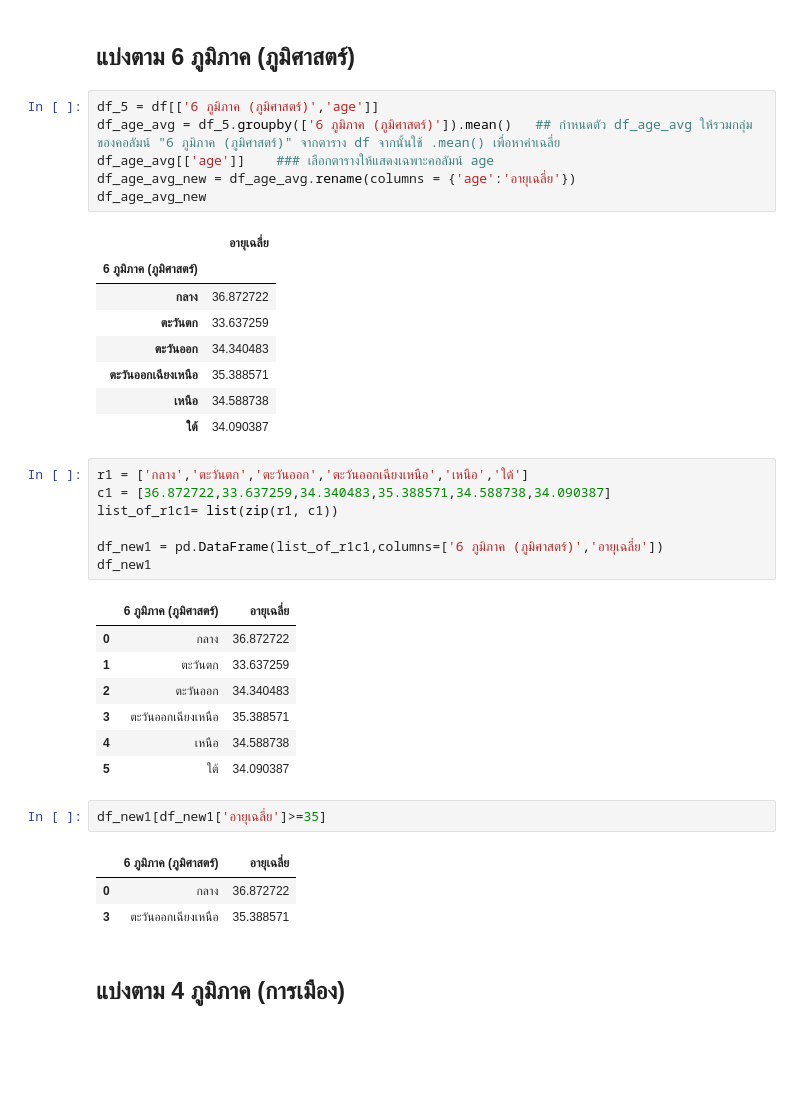
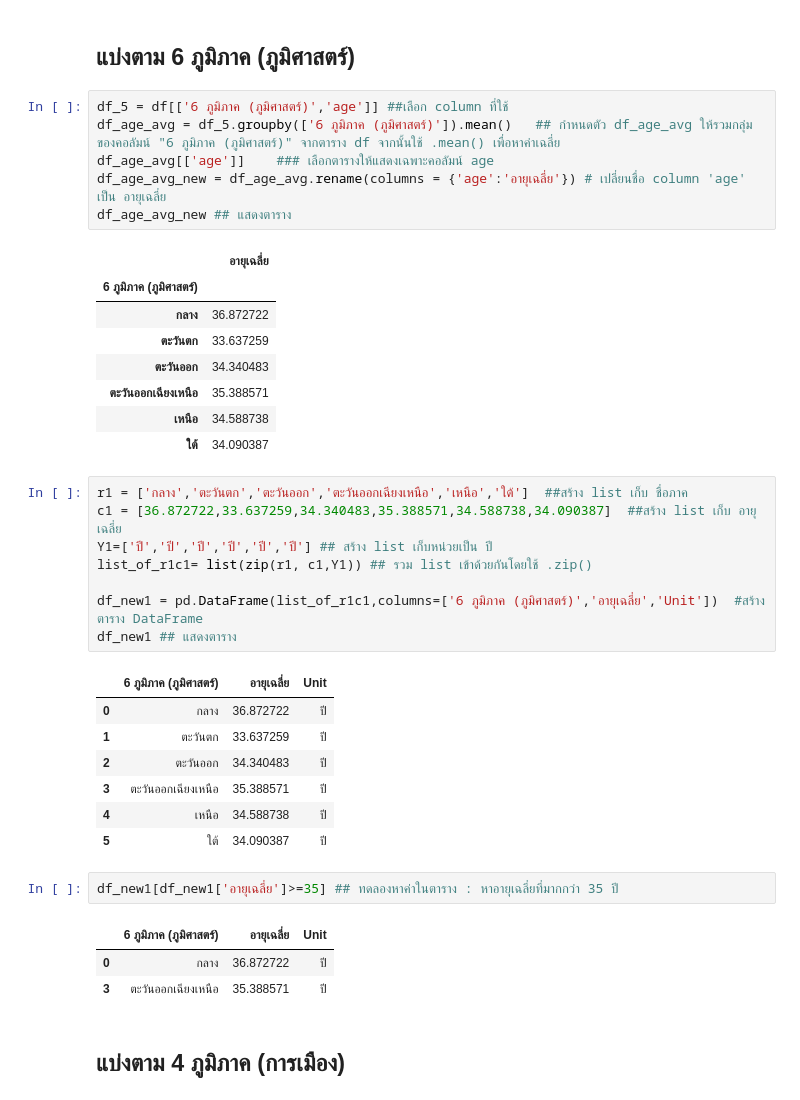
Before and after one commit to ThanikPimpiban/data_viz_2022, a Jupyter notebook: BasicPython&DataViz_midterm2022.ipynb, the cells around one changed output. Cells and saved outputs as stored; diff of their text form; blank space fills up the shorter version.

```diff
--- a/BasicPython&DataViz_midterm2022.ipynb
+++ b/BasicPython&DataViz_midterm2022.ipynb
@@ -901,11 +980,11 @@ df_province_avg4 ## แสดงตาราง
 # %% [markdown]
 ## แบ่งตาม 6 ภูมิภาค (ภูมิศาสตร์)
 # %%
-df_5 = df[['6 ภูมิภาค (ภูมิศาสตร์)','age']]
+df_5 = df[['6 ภูมิภาค (ภูมิศาสตร์)','age']] ##เลือก column ที่ใช้
 df_age_avg = df_5.groupby(['6 ภูมิภาค (ภูมิศาสตร์)']).mean()   ## กำหนดตัว df_age_avg ให้รวมกลุ่มของคอลัมน์ "6 ภูมิภาค (ภูมิศาสตร์)" จากตาราง df จากนั้นใช้ .mean() เพื่อหาค่าเฉลี่ย
 df_age_avg[['age']]    ### เลือกตารางให้แสดงเฉพาะคอลัมน์ age
-df_age_avg_new = df_age_avg.rename(columns = {'age':'อายุเฉลี่ย'})
-df_age_avg_new
+df_age_avg_new = df_age_avg.rename(columns = {'age':'อายุเฉลี่ย'}) # เปลี่ยนชื่อ column 'age' เป็น อายุเฉลี่ย
+df_age_avg_new ## แสดงตาราง
 # %% [output]
 |  | อายุเฉลี่ย |
 | 6 ภูมิภาค (ภูมิศาสตร์) |  |
@@ -916,26 +995,27 @@ df_age_avg_new
 | เหนือ | 34.588738 |
 | ใต้ | 34.090387 |
 # %%
-r1 = ['กลาง','ตะวันตก','ตะวันออก','ตะวันออกเฉียงเหนือ','เหนือ','ใต้']
-c1 = [36.872722,33.637259,34.340483,35.388571,34.588738,34.090387]
-list_of_r1c1= list(zip(r1, c1))
+r1 = ['กลาง','ตะวันตก','ตะวันออก','ตะวันออกเฉียงเหนือ','เหนือ','ใต้']  ##สร้าง list เก็บ ชื่อภาค
+c1 = [36.872722,33.637259,34.340483,35.388571,34.588738,34.090387]  ##สร้าง list เก็บ อายุเฉลี่ย
+Y1=['ปี','ปี','ปี','ปี','ปี','ปี'] ## สร้าง list เก็บหน่วยเป็น ปี
+list_of_r1c1= list(zip(r1, c1,Y1)) ## รวม list เข้าด้วยกันโดยใช้ .zip()
 
-df_new1 = pd.DataFrame(list_of_r1c1,columns=['6 ภูมิภาค (ภูมิศาสตร์)','อายุเฉลี่ย'])
-df_new1
+df_new1 = pd.DataFrame(list_of_r1c1,columns=['6 ภูมิภาค (ภูมิศาสตร์)','อายุเฉลี่ย','Unit'])  #สร้างตาราง DataFrame
+df_new1 ## แสดงตาราง
 # %% [output]
-|  | 6 ภูมิภาค (ภูมิศาสตร์) | อายุเฉลี่ย |
-| 0 | กลาง | 36.872722 |
-| 1 | ตะวันตก | 33.637259 |
-| 2 | ตะวันออก | 34.340483 |
-| 3 | ตะวันออกเฉียงเหนือ | 35.388571 |
-| 4 | เหนือ | 34.588738 |
-| 5 | ใต้ | 34.090387 |
+|  | 6 ภูมิภาค (ภูมิศาสตร์) | อายุเฉลี่ย | Unit |
+| 0 | กลาง | 36.872722 | ปี |
+| 1 | ตะวันตก | 33.637259 | ปี |
+| 2 | ตะวันออก | 34.340483 | ปี |
+| 3 | ตะวันออกเฉียงเหนือ | 35.388571 | ปี |
+| 4 | เหนือ | 34.588738 | ปี |
+| 5 | ใต้ | 34.090387 | ปี |
 # %%
-df_new1[df_new1['อายุเฉลี่ย']>=35]
+df_new1[df_new1['อายุเฉลี่ย']>=35] ## ทดลองหาค่าในตาราง : หาอายุเฉลี่ยที่มากกว่า 35 ปี
 # %% [output]
-|  | 6 ภูมิภาค (ภูมิศาสตร์) | อายุเฉลี่ย |
-| 0 | กลาง | 36.872722 |
-| 3 | ตะวันออกเฉียงเหนือ | 35.388571 |
+|  | 6 ภูมิภาค (ภูมิศาสตร์) | อายุเฉลี่ย | Unit |
+| 0 | กลาง | 36.872722 | ปี |
+| 3 | ตะวันออกเฉียงเหนือ | 35.388571 | ปี |
 # %% [markdown]
 ## แบ่งตาม 4 ภูมิภาค (การเมือง)
 # %%
```
Also changed, not shown: parts of 20 cells of this notebook.
